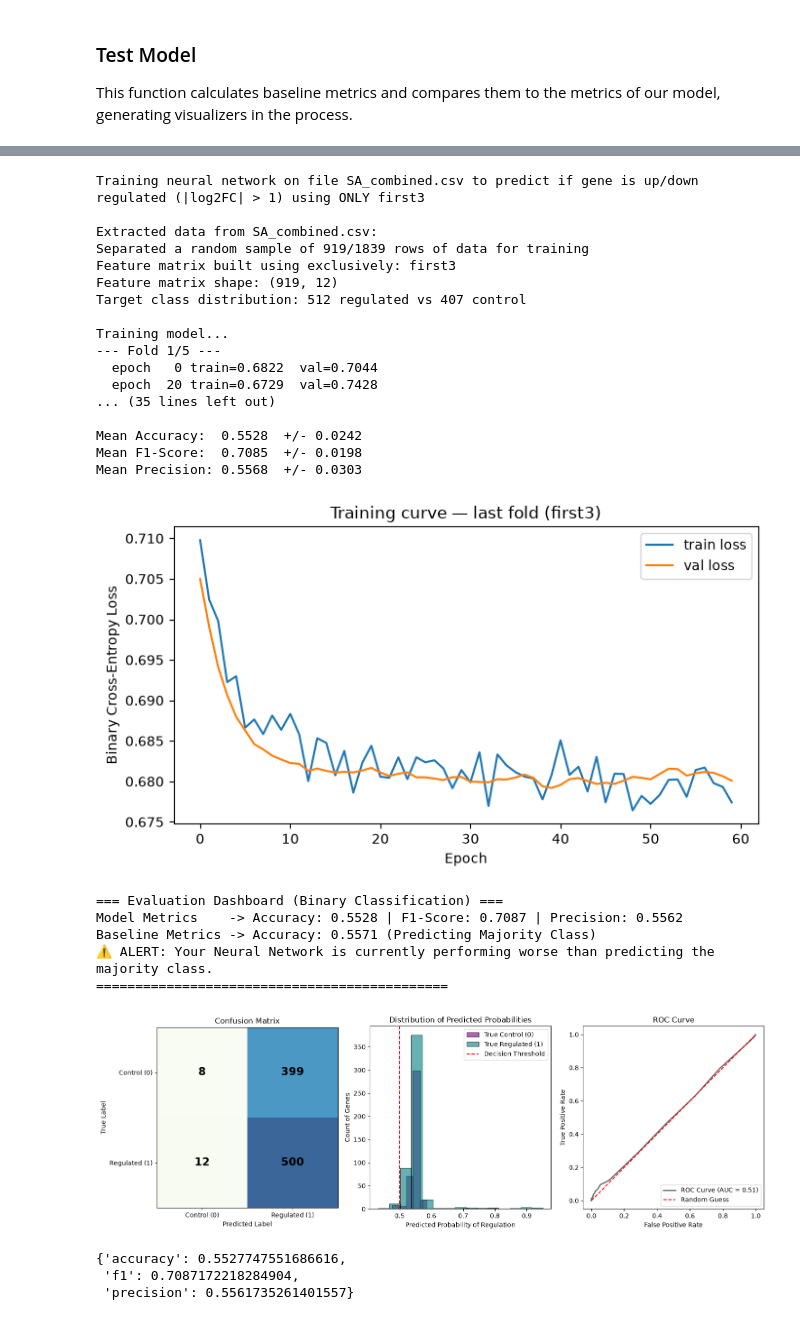
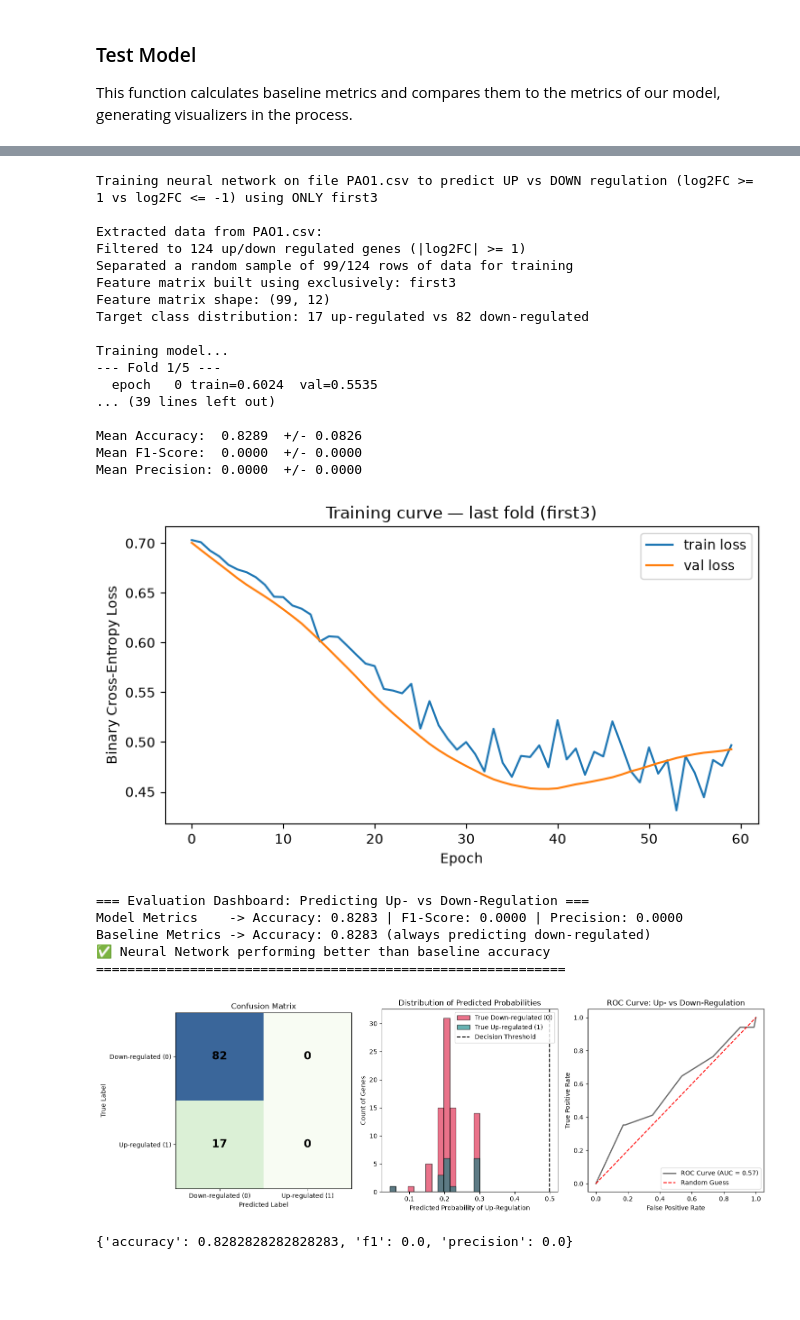
Before and after one commit to rcs227/cse190_ncbi_research, a Jupyter notebook: neural.ipynb, the cells around one changed output, grey strips where cells are left out. Cells and saved outputs as stored; diff of their text form; code cells hidden in the pictures; blank space fills up the shorter version.

Commit message:
neural network only predicts up/down regulation

```diff
--- a/neural.ipynb
+++ b/neural.ipynb
@@ -710,31 +802,29 @@ Baseline Metrics -> Accuracy: 0.8281 (Predicting Majority Class)
 # %%
-mod = train_model_classification(input_file="SA_combined.csv", metric = "first3", data_pct=.5)
+mod = train_model_classification(input_file="PAO1.csv", metric = "first3", data_pct=.8)
 test_model_classification(mod)
 # %% [output]
-Training neural network on file SA_combined.csv to predict if gene is up/down regulated (|log2FC| > 1) using ONLY first3
+Training neural network on file PAO1.csv to predict UP vs DOWN regulation (log2FC >= 1 vs log2FC <= -1) using ONLY first3
 
-Extracted data from SA_combined.csv:
-Separated a random sample of 919/1839 rows of data for training
+Extracted data from PAO1.csv:
+Filtered to 124 up/down regulated genes (|log2FC| >= 1)
+Separated a random sample of 99/124 rows of data for training
 Feature matrix built using exclusively: first3
-Feature matrix shape: (919, 12)
-Target class distribution: 512 regulated vs 407 control
+Feature matrix shape: (99, 12)
+Target class distribution: 17 up-regulated vs 82 down-regulated
 
 Training model...
 --- Fold 1/5 ---
-  epoch   0 train=0.6822  val=0.7044
-  epoch  20 train=0.6729  val=0.7428
-... (35 lines left out)
+  epoch   0 train=0.6024  val=0.5535
+... (39 lines left out)
 
-Mean Accuracy:  0.5528  +/- 0.0242
-Mean F1-Score:  0.7085  +/- 0.0198
-Mean Precision: 0.5568  +/- 0.0303
+Mean Accuracy:  0.8289  +/- 0.0826
+Mean F1-Score:  0.0000  +/- 0.0000
+Mean Precision: 0.0000  +/- 0.0000
-[figure, old version]
+[figure, new version]
-=== Evaluation Dashboard (Binary Classification) ===
-Model Metrics    -> Accuracy: 0.5528 | F1-Score: 0.7087 | Precision: 0.5562
-Baseline Metrics -> Accuracy: 0.5571 (Predicting Majority Class)
-⚠️ ALERT: Your Neural Network is currently performing worse than predicting the majority class.
-=============================================
+=== Evaluation Dashboard: Predicting Up- vs Down-Regulation ===
+Model Metrics    -> Accuracy: 0.8283 | F1-Score: 0.0000 | Precision: 0.0000
+Baseline Metrics -> Accuracy: 0.8283 (always predicting down-regulated)
+✅ Neural Network performing better than baseline accuracy
+============================================================
-[figure, old version]
+[figure, new version]
-{'accuracy': 0.5527747551686616,
- 'f1': 0.7087172218284904,
- 'precision': 0.5561735261401557}
+{'accuracy': 0.8282828282828283, 'f1': 0.0, 'precision': 0.0}
```
Also changed, not shown: parts of 12 cells of this notebook.
